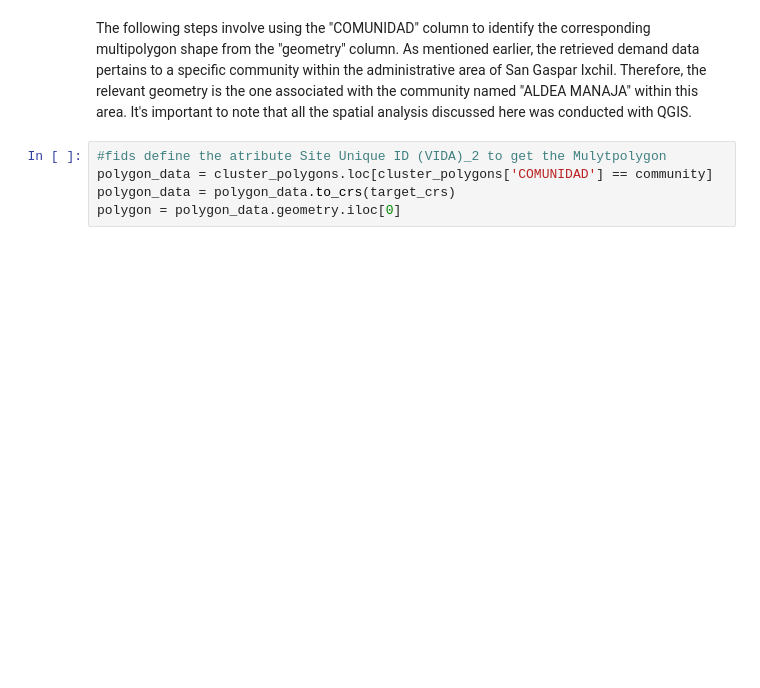
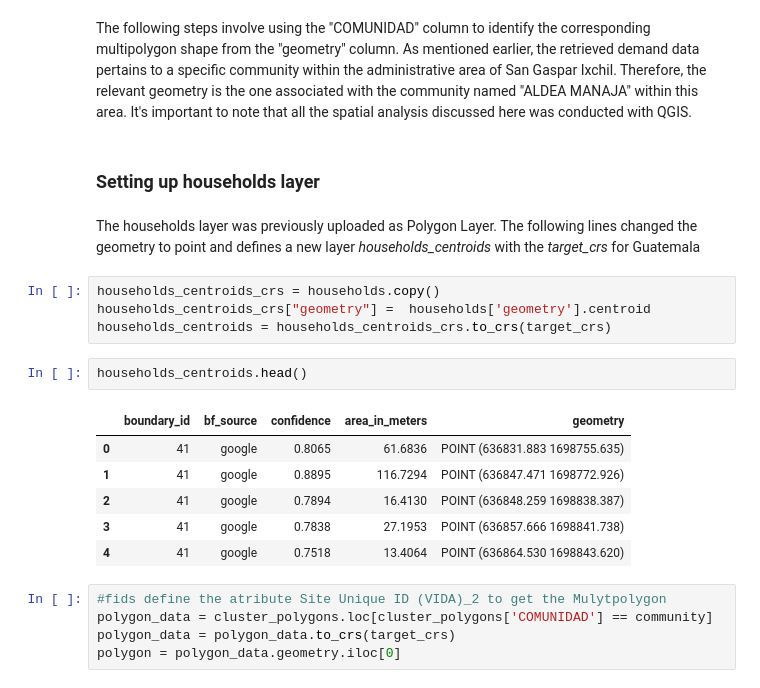
Before and after one commit to SEforALL-IEAP/OMG, a Jupyter notebook: OnSSET-MG -- Guatemala.ipynb, the cells around one changed output. Cells and saved outputs as stored; diff of their text form; blank space fills up the shorter version.

```diff
--- a/OnSSET-MG -- Guatemala.ipynb
+++ b/OnSSET-MG -- Guatemala.ipynb
@@ -548,6 +552,23 @@ cluster_polygons.head(2)
 | 0 | None | ALDEA MANAJA | None | MULTIPOLYGON (((-91.72597 15.3610... | 15 | 36 | 63 | 11 | 125 | ... |
 # %% [markdown]
 The following steps involve using the "COMUNIDAD" column to identify the corresponding multipolygon shape from the "geometry" column. As mentioned earlier, the retrieved demand data pertains to a specific community within the administrative area of San Gaspar Ixchil. Therefore, the relevant geometry is the one associated with the community named "ALDEA MANAJA" within this area. It's important to note that all the spatial analysis discussed here was conducted  with QGIS.
+# %% [markdown]
+### Setting up households layer
+# %% [markdown]
+The households layer was previously uploaded as Polygon Layer. The following lines changed the geometry to point and defines a new layer *households_centroids* with the *target_crs* for Guatemala
+# %%
+households_centroids_crs = households.copy()
+households_centroids_crs["geometry"] =  households['geometry'].centroid
+households_centroids = households_centroids_crs.to_crs(target_crs)
+# %%
+households_centroids.head()
+# %% [output]
+|  | boundary_id | bf_source | confidence | area_in_meters | geometry |
+| 0 | 41 | google | 0.8065 | 61.6836 | POINT (636831.883 1698755.635) |
+| 1 | 41 | google | 0.8895 | 116.7294 | POINT (636847.471 1698772.926) |
+| 2 | 41 | google | 0.7894 | 16.4130 | POINT (636848.259 1698838.387) |
+| 3 | 41 | google | 0.7838 | 27.1953 | POINT (636857.666 1698841.738) |
+| 4 | 41 | google | 0.7518 | 13.4064 | POINT (636864.530 1698843.620) |
 # %%
 #fids define the atribute Site Unique ID (VIDA)_2 to get the Mulytpolygon
 polygon_data = cluster_polygons.loc[cluster_polygons['COMUNIDAD'] == community]
```
Also changed, not shown: parts of 19 cells of this notebook.
